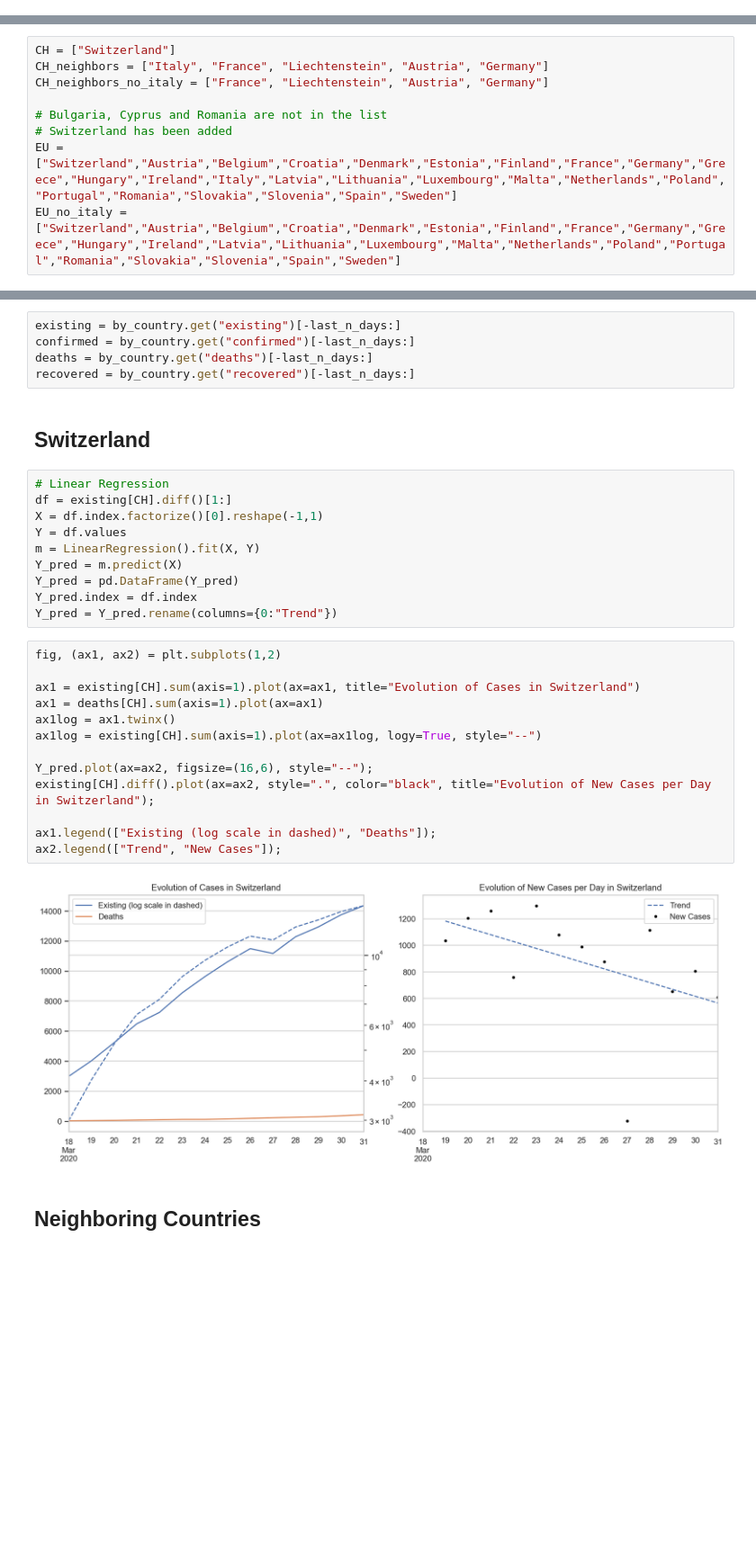
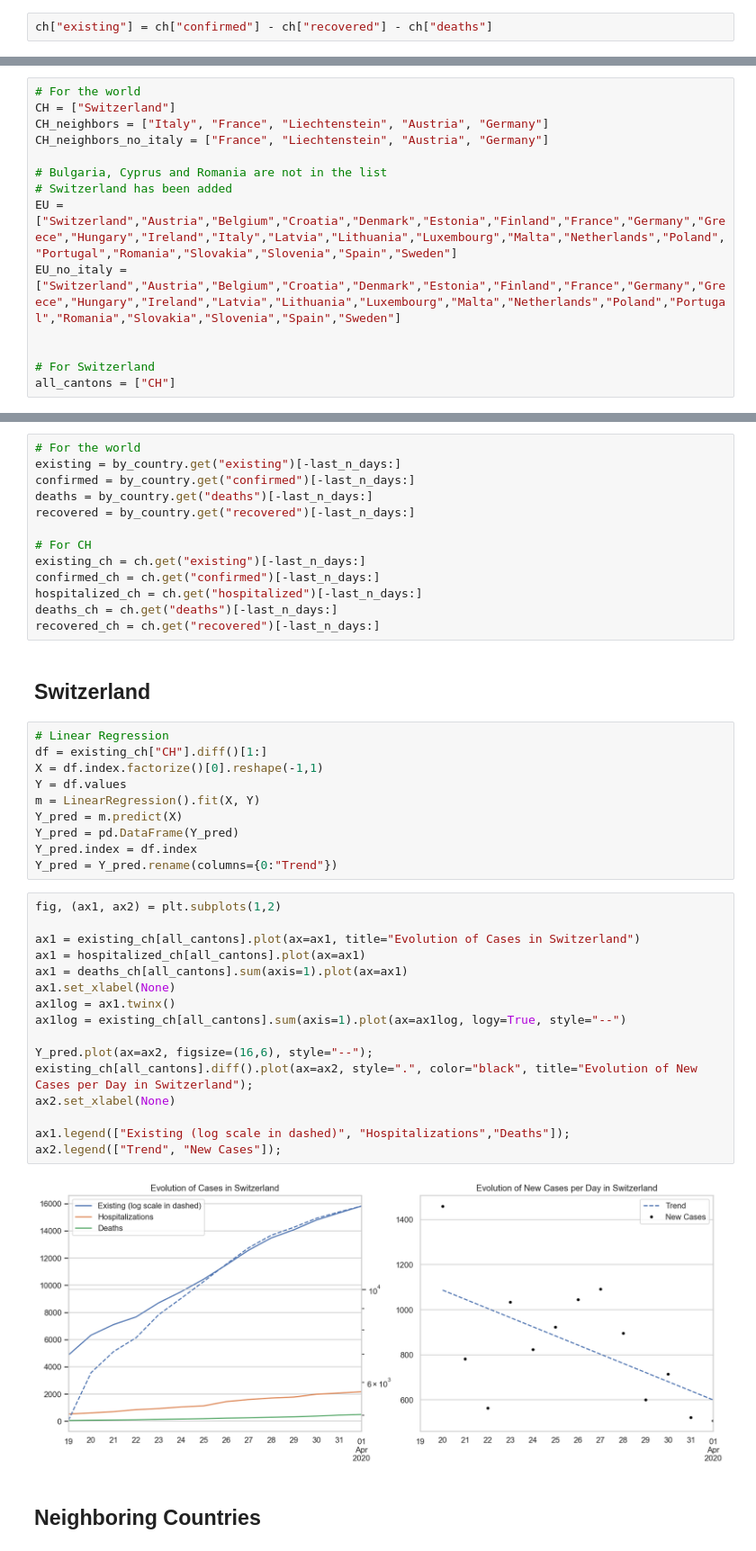
Before and after one commit to fredmontet/co-vidis, a Jupyter notebook: notebooks/co-vidis.ipynb, the cells around one changed output, grey strips where cells are left out. Shown at 90% size. Cells and saved outputs as stored; diff of their text form; blank space fills up the shorter version.

```diff
--- a/notebooks/co-vidis.ipynb
+++ b/notebooks/co-vidis.ipynb
@@ -83,6 +126,9 @@ by_country["existing"] = by_country["confirmed"] - by_country["recovered"] - by_
+# %%
+ch["existing"] = ch["confirmed"] - ch["recovered"] - ch["deaths"]
 # %% [markdown]
 ## Regions of Interest
 # %%
+# For the world
 CH = ["Switzerland"]
 CH_neighbors = ["Italy", "France", "Liechtenstein", "Austria", "Germany"]
 CH_neighbors_no_italy = ["France", "Liechtenstein", "Austria", "Germany"]
@@ -91,20 +137,32 @@ CH_neighbors_no_italy = ["France", "Liechtenstein", "Austria", "Germany"]
 # Switzerland has been added
 EU = ["Switzerland","Austria","Belgium","Croatia","Denmark","Estonia","Finland","France","Germany","Greece","Hungary","Ireland","Italy","Latvia","Lithuania","Luxembourg","Malta","Netherlands","Poland","Portugal","Romania","Slovakia","Slovenia","Spain","Sweden"]
 EU_no_italy = ["Switzerland","Austria","Belgium","Croatia","Denmark","Estonia","Finland","France","Germany","Greece","Hungary","Ireland","Latvia","Lithuania","Luxembourg","Malta","Netherlands","Poland","Portugal","Romania","Slovakia","Slovenia","Spain","Sweden"]
+
+
+# For Switzerland
+all_cantons = ["CH"]
 # %% [markdown]
 ## Period of Interest
 # %%
 last_n_days = 14
 # %%
+# For the world
 existing = by_country.get("existing")[-last_n_days:]
 confirmed = by_country.get("confirmed")[-last_n_days:]
 deaths = by_country.get("deaths")[-last_n_days:]
 recovered = by_country.get("recovered")[-last_n_days:]
+
+# For CH
+existing_ch = ch.get("existing")[-last_n_days:]
+confirmed_ch = ch.get("confirmed")[-last_n_days:]
+hospitalized_ch = ch.get("hospitalized")[-last_n_days:]
+deaths_ch = ch.get("deaths")[-last_n_days:]
+recovered_ch = ch.get("recovered")[-last_n_days:]
 # %% [markdown]
 ## Switzerland
 # %%
 # Linear Regression
-df = existing[CH].diff()[1:]
+df = existing_ch["CH"].diff()[1:]
 X = df.index.factorize()[0].reshape(-1,1)
 Y = df.values
 m = LinearRegression().fit(X, Y)
@@ -115,18 +173,21 @@ Y_pred = Y_pred.rename(columns={0:"Trend"})
 # %%
 fig, (ax1, ax2) = plt.subplots(1,2)
 
-ax1 = existing[CH].sum(axis=1).plot(ax=ax1, title="Evolution of Cases in Switzerland")
-ax1 = deaths[CH].sum(axis=1).plot(ax=ax1)
+ax1 = existing_ch[all_cantons].plot(ax=ax1, title="Evolution of Cases in Switzerland")
+ax1 = hospitalized_ch[all_cantons].plot(ax=ax1)
+ax1 = deaths_ch[all_cantons].sum(axis=1).plot(ax=ax1)
+ax1.set_xlabel(None)
 ax1log = ax1.twinx()
-ax1log = existing[CH].sum(axis=1).plot(ax=ax1log, logy=True, style="--")
+ax1log = existing_ch[all_cantons].sum(axis=1).plot(ax=ax1log, logy=True, style="--")
 
 Y_pred.plot(ax=ax2, figsize=(16,6), style="--");
-existing[CH].diff().plot(ax=ax2, style=".", color="black", title="Evolution of New Cases per Day in Switzerland");
+existing_ch[all_cantons].diff().plot(ax=ax2, style=".", color="black", title="Evolution of New Cases per Day in Switzerland");
+ax2.set_xlabel(None)
 
-ax1.legend(["Existing (log scale in dashed)", "Deaths"]);
+ax1.legend(["Existing (log scale in dashed)", "Hospitalizations","Deaths"]);
 ax2.legend(["Trend", "New Cases"]);
 # %% [output]
-[figure, old version]
+[figure, new version]
 # %% [markdown]
 ## Neighboring Countries
 # %%
```
Also changed, not shown: parts of 17 cells of this notebook.
